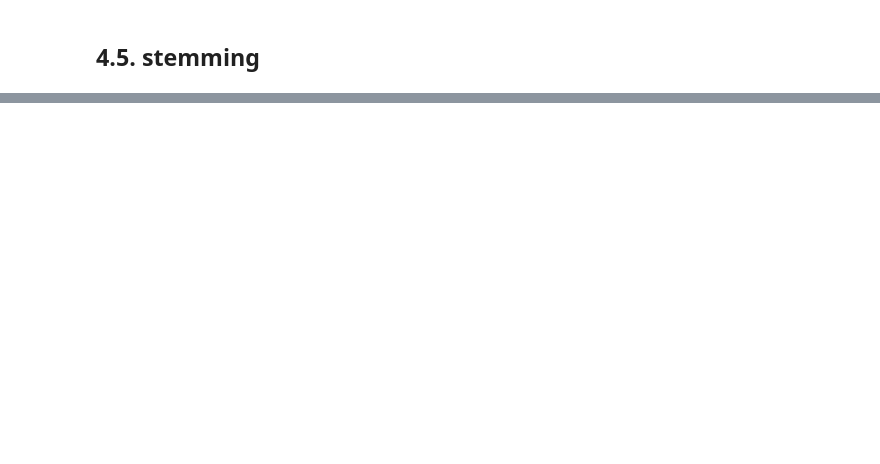
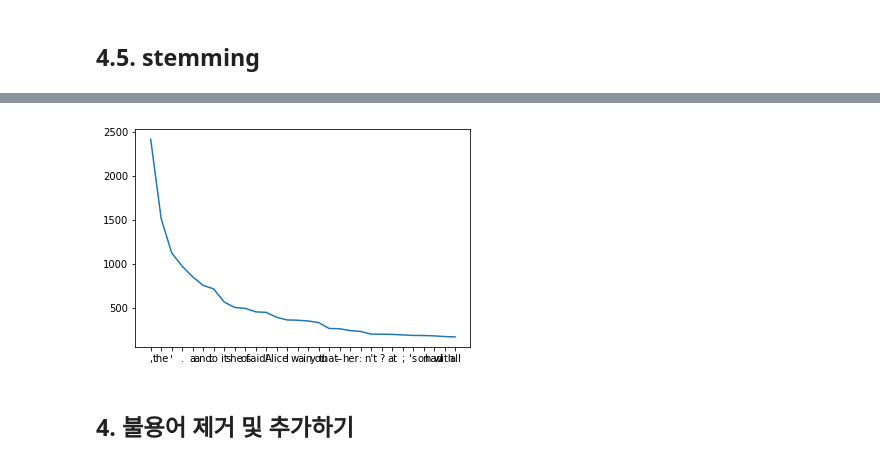
Before and after one commit to yoonlee78/textmining, a Jupyter notebook: 2_preprocessing.ipynb, the cells around one changed output, grey strips where cells are left out. Cells and saved outputs as stored; diff of their text form; code cells hidden in the pictures; blank space fills up the shorter version.

```diff
--- a/2_preprocessing.ipynb
+++ b/2_preprocessing.ipynb
@@ -489,0 +521,6 @@ words = ['dies', 'watch', 'have']
+# %%
+#gutenberg 문헌 중 이상한 나라의 앨리스를 불러와서 전처리해보자.
+gutenberg_doc = gutenberg.open('carroll-alice.txt').read()
+
+#확인
+gutenberg_doc
@@ -489,0 +531,3 @@ words = ['dies', 'watch', 'have']
+# %%
+#tokenization
+alice_tokens = nltk.word_tokenize(gutenberg_doc)
@@ -489,0 +587,8 @@ words = ['dies', 'watch', 'have']
+# %%
+#nltk의 wordnet.WordNetLemmatizer를 사용한다.
+lemma = nltk.wordnet.WordNetLemmatizer()
+
+#lemmatization을 할 문헌을 정의한 후 변수를 생성해준다.
+alice_lemma = []
+for token in alice_tokens:
+    alice_lemma.append(lemma.lemmatize(token))
@@ -489,0 +700,5 @@ words = ['dies', 'watch', 'have']
+# %%
+alice_lemma_count = Counter(alice_lemma)
+
+most = alice_lemma_count.most_common()
+most
@@ -489,0 +730,11 @@ words = ['dies', 'watch', 'have']
+# %%
+x = [x[0] for x in most]
+x = x[:30]
+y = [y[1] for y in most]
+y = y[:30]
+plt.plot(x,y)
+plt.show()
+# %% [output]
+[figure, added]
+# %% [markdown]
+## 4. 불용어 제거 및 추가하기
```
Also changed, not shown: parts of 50 cells of this notebook, 3 other files.
